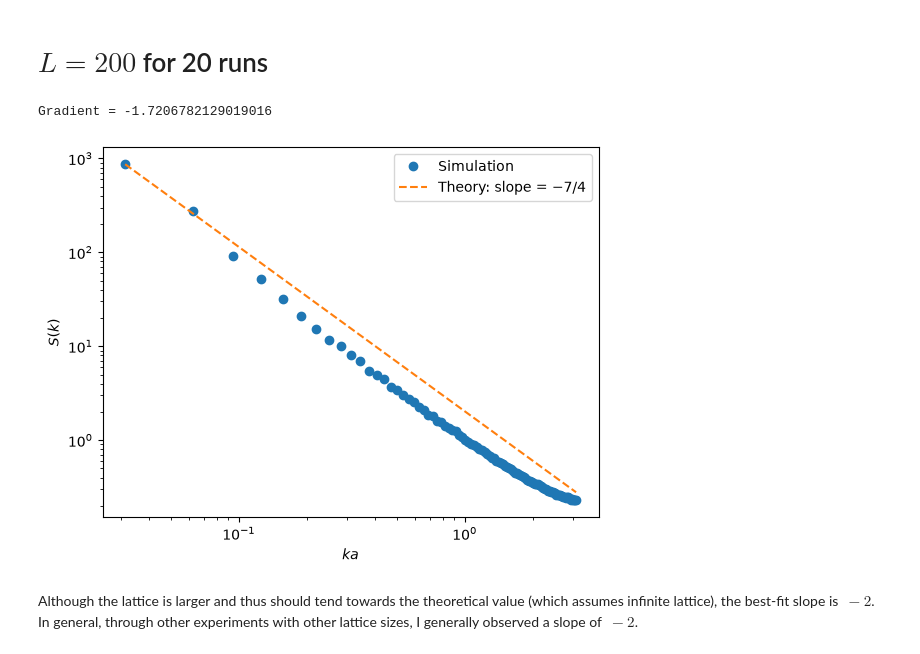
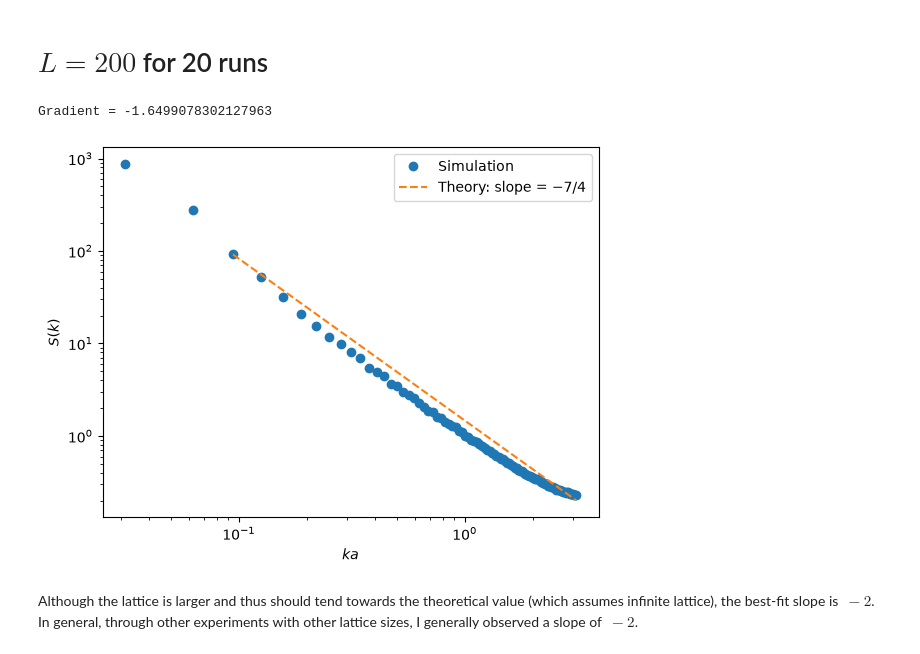
Before and after one commit to aditya-jyrj/ising-rl, a Jupyter notebook: structure_factor/validation.ipynb, the cells around one changed output. Cells and saved outputs as stored; diff of their text form; code cells hidden in the pictures.

```diff
--- a/structure_factor/validation.ipynb
+++ b/structure_factor/validation.ipynb
@@ -136,32 +136,32 @@ mean_S_radial_200 = np.mean(S_radials_200, axis=0)
 # %%
 # fit low-k data to a best-fit line and compute its gradient
 k = k_200
-mask = (k > 0.0) & (k < 10)
+mask = (k > 0.07) & (k < 10)
 slope, intercept = np.polyfit(np.log(k[mask]), np.log(mean_S_radial_200[mask]), 1)
 print("Gradient =", slope)
 
 
 # plot data points
 plt.loglog(k[1:], mean_S_radial_200[1:], 'o', label="Simulation")
 
 # plot best-fit line
 # fit = np.exp(intercept) * k[mask]**slope
 # plt.loglog(k[mask], fit, label=f"Fit: slope = {slope:.2f}")
 
 # theoretical slope -7/4, anchored to first fitted data point
 k_ref = k[mask][0]
 S_ref = mean_S_radial_200[mask][0]
 A = S_ref * k_ref**(7/4)
 theory = A * k[mask]**(-7/4)
 
 plt.loglog(k[mask], theory, '--', label=r"Theory: slope = $-7/4$")
 
 plt.xlabel(r"$ka$")
 plt.ylabel(r"$S(k)$")
 plt.legend()
 plt.show()
 # %% [output]
-Gradient = -1.7206782129019016
+Gradient = -1.6499078302127963
-[figure, old version]
+[figure, new version]
 # %% [markdown]
 Although the lattice is larger and thus should tend towards the theoretical value (which assumes infinite lattice), the best-fit slope is $~-2$. In general, through other experiments with other lattice sizes, I generally observed a slope of $~-2$.
```
